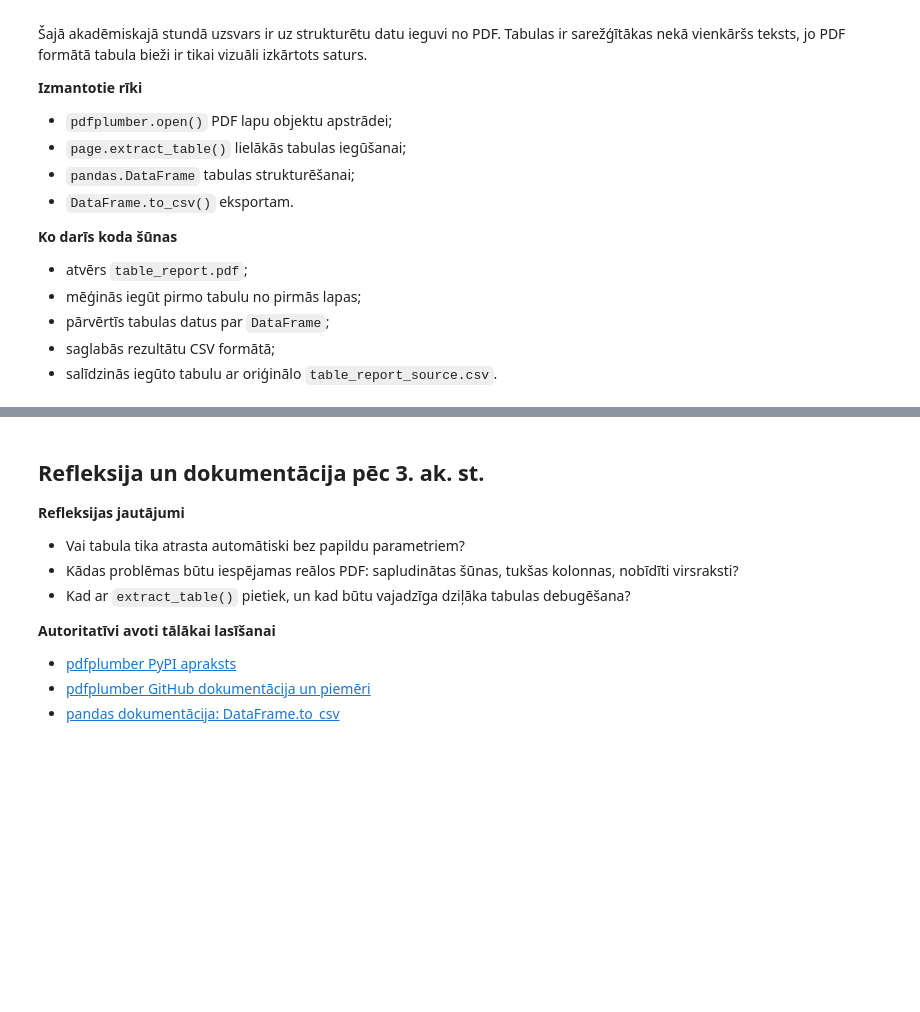
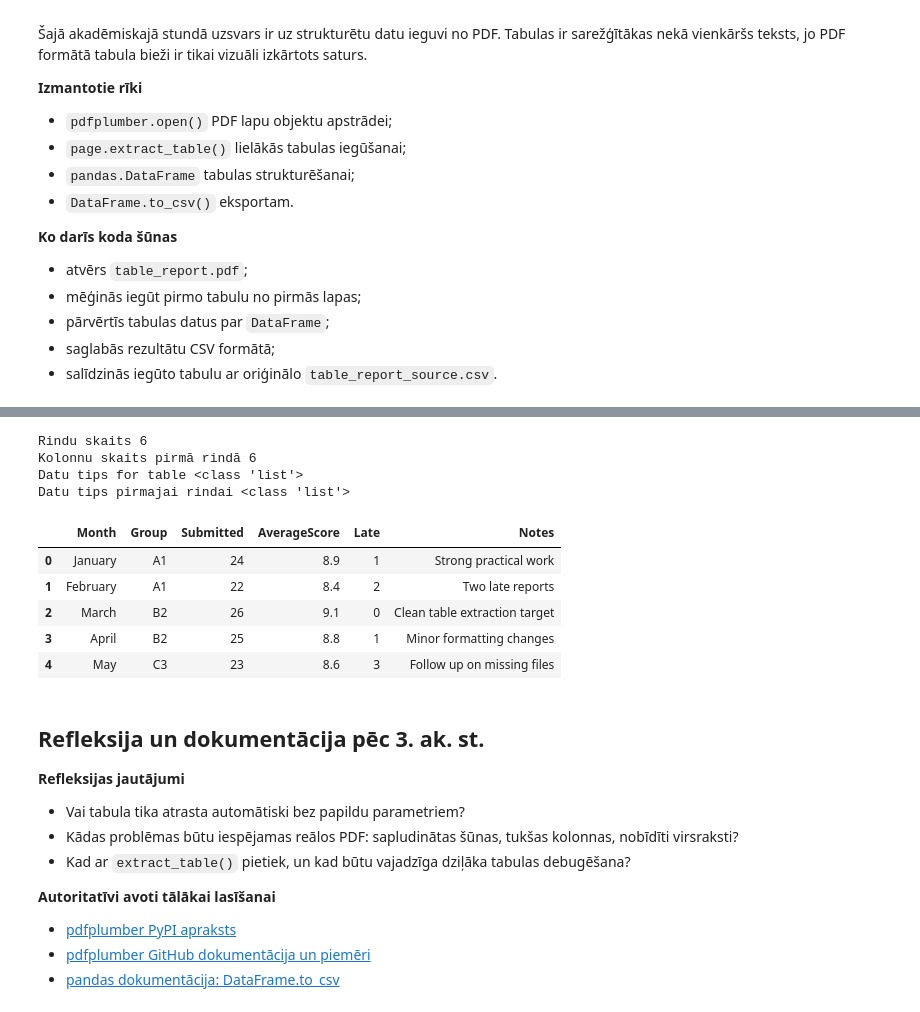
Before and after one commit to ValRCS/RTU_Digitalas_Prasmes_Excel_VBA_Python, a Jupyter notebook: pdf_tasks/student_workbook_pdf_analize_lv_colab.ipynb, the cells around one changed output, grey strips where cells are left out. Drawn from its saved outputs; the diff is of its cells as text; code cells hidden in the pictures; blank space fills up the shorter version.

```diff
--- a/pdf_tasks/student_workbook_pdf_analize_lv_colab.ipynb
+++ b/pdf_tasks/student_workbook_pdf_analize_lv_colab.ipynb
@@ -763,3 +879,38 @@ display(expected_table_df)
+# %%
+# let's do the minimal version of pdfplumber usage for table extraction
+# we need file name to be extracted
+file_name = "pdf_tasks/table_report.pdf"
+# let's open it with pdfplumber and get table from first page
+with pdfplumber.open(file_name) as pdf:
+  table = pdf.pages[0].extract_table()
+# here we have a table or nothing from first page
+# how many rows?
+print("Rindu skaits", len(table))
+# how many columns in first row?
+print("Kolonnu skaits pirmā rindā", len(table[0]))
+# data type for table
+print("Datu tips for table", type(table))
+# datu tips for first row
+print("Datu tips pirmajai rindai", type (table[0]))
+# tādad pdfplumber mums atgriež divu dimensiju sarakstu
+# to var padot uzreiz Pandas Dataframe metodei/funkcijai
+# df = pd.DataFrame(table) # ar šo variantu mums kolonas būs vienkārī skaitļi
+# instead let's pass only values from 2nd row
+# df = pd.DataFrame(table[1:])
+# even better would be to pass columns from first row of table
+df = pd.DataFrame(table[1:], columns=table[0])
+df
+# %% [output]
+Rindu skaits 6
+Kolonnu skaits pirmā rindā 6
+Datu tips for table <class 'list'>
+Datu tips pirmajai rindai <class 'list'>
+|  | Month | Group | Submitted | AverageScore | Late | Notes |
+| 0 | January | A1 | 24 | 8.9 | 1 | Strong practical work |
+| 1 | February | A1 | 22 | 8.4 | 2 | Two late reports |
+| 2 | March | B2 | 26 | 9.1 | 0 | Clean table extraction target |
+| 3 | April | B2 | 25 | 8.8 | 1 | Minor formatting changes |
+| 4 | May | C3 | 23 | 8.6 | 3 | Follow up on missing files |
 # %% [markdown]
 ## Refleksija un dokumentācija pēc 3. ak. st.
 
```
Also changed, not shown: parts of 13 cells of this notebook.
